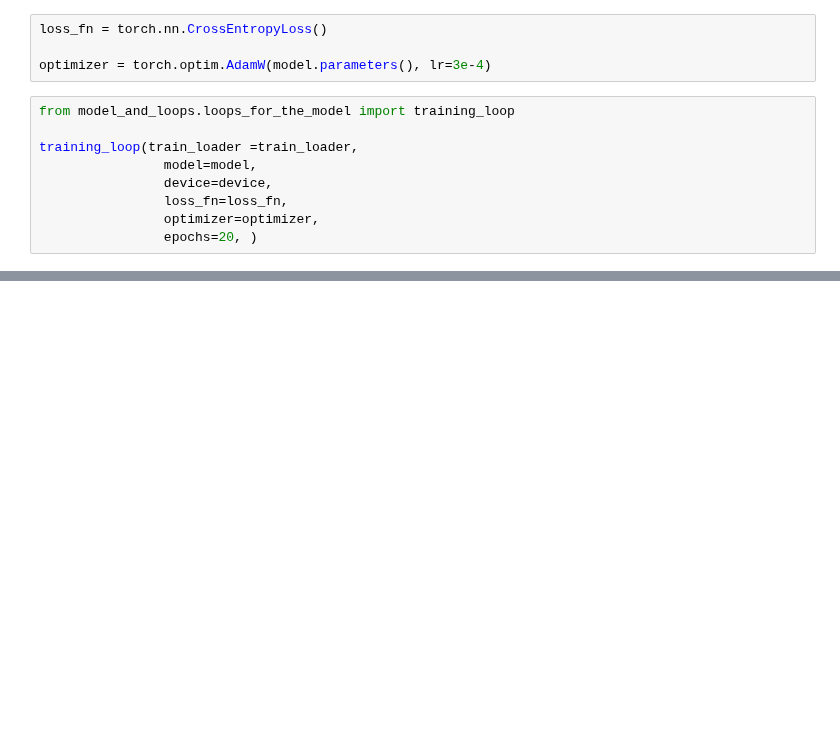
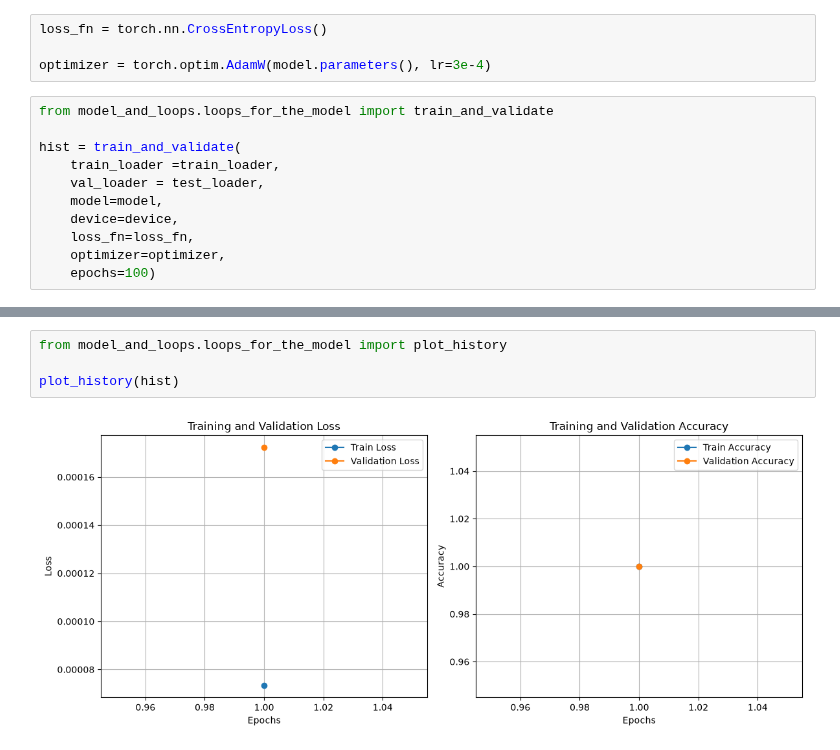
Before and after one commit to hartej46/CHEIRON, a Jupyter notebook: Engine/main.ipynb, the cells around one changed output, grey strips where cells are left out. Drawn from its saved outputs; the diff is of its cells as text; blank space fills up the shorter version.

Commit message:
updated the loops

```diff
--- a/Engine/main.ipynb
+++ b/Engine/main.ipynb
@@ -85,11 +102,13 @@ loss_fn = torch.nn.CrossEntropyLoss()
 
 optimizer = torch.optim.AdamW(model.parameters(), lr=3e-4)
 # %%
-from model_and_loops.loops_for_the_model import training_loop
+from model_and_loops.loops_for_the_model import train_and_validate
 
-training_loop(train_loader =train_loader,
-                model=model,
-                device=device,
-                loss_fn=loss_fn,
-                optimizer=optimizer,
-                epochs=20, )
+hist = train_and_validate(
+    train_loader =train_loader,
+    val_loader = test_loader,
+    model=model,
+    device=device,
+    loss_fn=loss_fn,
+    optimizer=optimizer,
+    epochs=100)
@@ -133,0 +122,6 @@ Epoch 20/20, Loss: 0.0062, Accuracy: 99.90%
+# %%
+from model_and_loops.loops_for_the_model import plot_history
+
+plot_history(hist)
+# %% [output]
+[figure, added]
```
Also changed, not shown: parts of 5 cells of this notebook, 1 other file.
